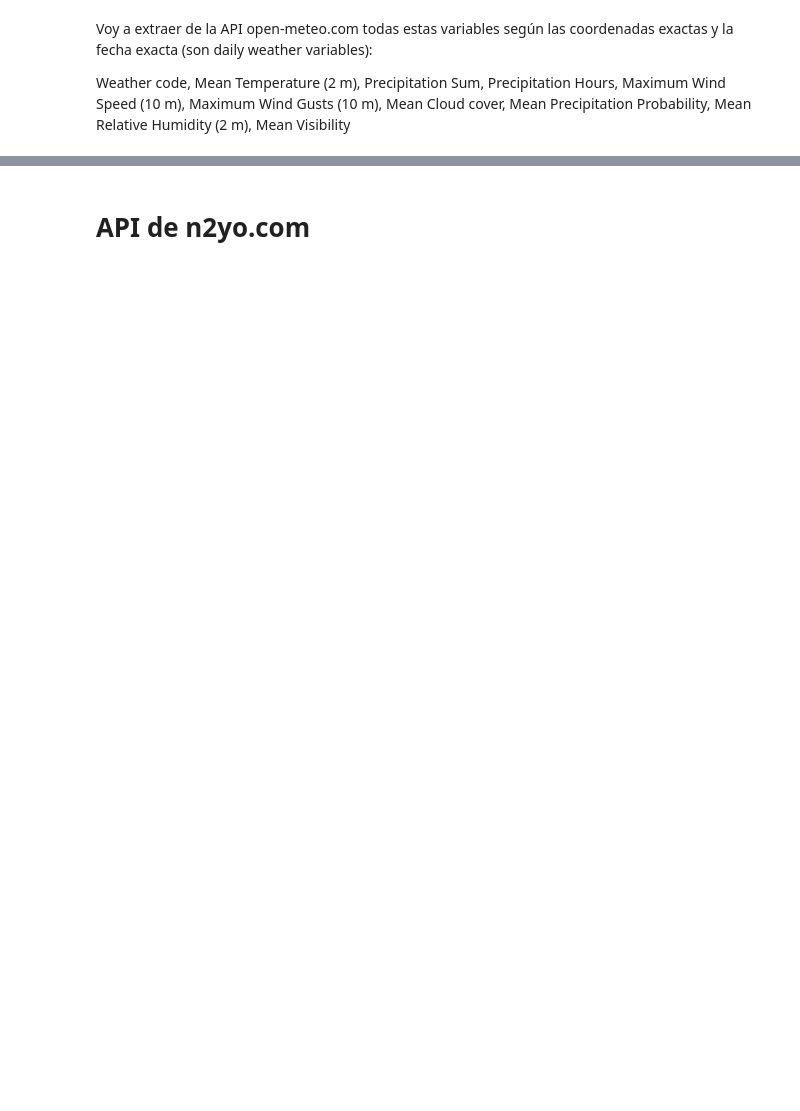
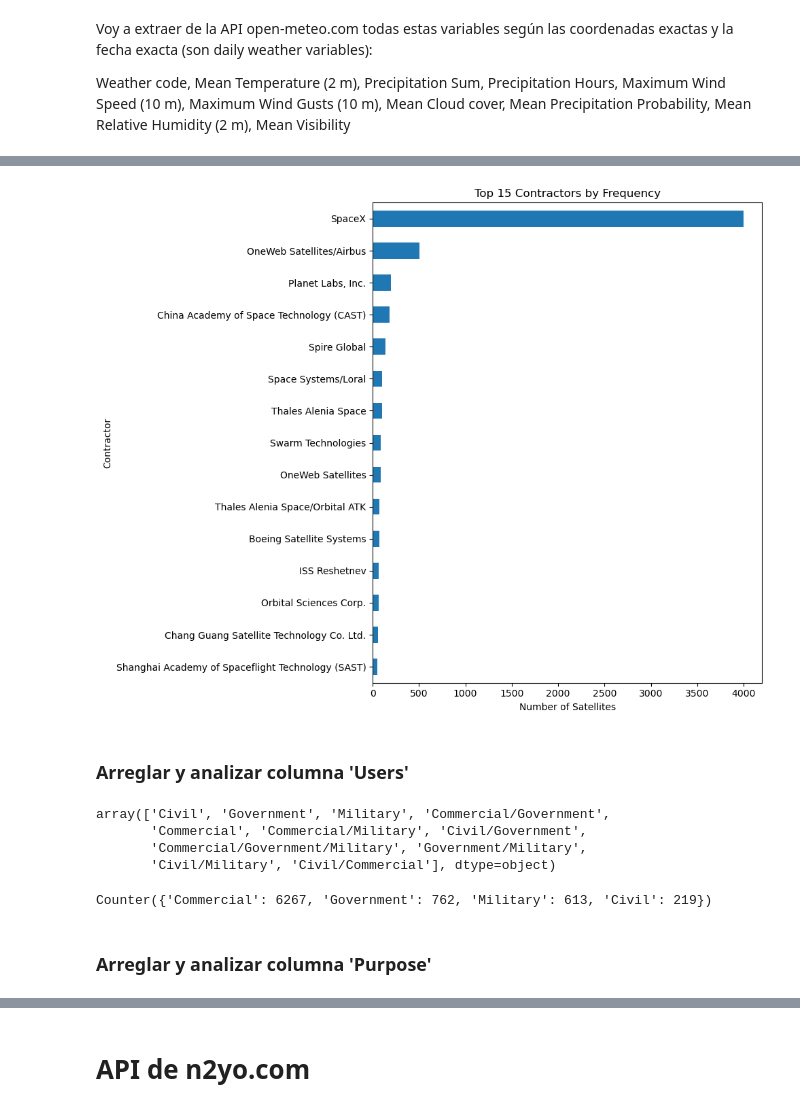
Before and after one commit to xavistem/satellite_data_analysis, a Jupyter notebook: satellite_data_analysis.ipynb, the cells around one changed output, grey strips where cells are left out. Drawn from its saved outputs; the diff is of its cells as text; code cells hidden in the pictures; blank space fills up the shorter version.

```diff
--- a/satellite_data_analysis.ipynb
+++ b/satellite_data_analysis.ipynb
@@ -391,0 +674,3 @@ for i, row in df_ucs_valid_coordinate.iterrows():
+# %%
+contractor_counts = df_ucs['Contractor'].value_counts()
+contractor_counts
@@ -391,0 +691,3 @@ for i, row in df_ucs_valid_coordinate.iterrows():
+# %%
+top_15_contractors = contractor_counts.head(15)
+top_15_contractors
@@ -391,0 +712,20 @@ for i, row in df_ucs_valid_coordinate.iterrows():
+# %%
+# Gráfico de barras para los 15 más comunes
+top_15_contractors.plot(kind='barh', figsize=(10, 8))
+plt.title('Top 15 Contractors by Frequency')
+plt.xlabel('Number of Satellites')
+plt.ylabel('Contractor')
+plt.gca().invert_yaxis()
+plt.tight_layout()
+plt.show()
+# %% [output]
+[figure, added]
+# %% [markdown]
+### Arreglar y analizar columna 'Users'
+# %%
+df_ucs['Users'].unique()
+# %% [output]
+array(['Civil', 'Government', 'Military', 'Commercial/Government',
+       'Commercial', 'Commercial/Military', 'Civil/Government',
+       'Commercial/Government/Military', 'Government/Military',
+       'Civil/Military', 'Civil/Commercial'], dtype=object)
@@ -391,0 +754,13 @@ for i, row in df_ucs_valid_coordinate.iterrows():
+# %%
+from collections import Counter
+# Primero unimos todos los valores de la columna en un solo string
+usuarios_unidos = "/".join(df_ucs["Users"].dropna().tolist())
+# Separamos todos los elementos individuales
+usuarios_separados = usuarios_unidos.split("/")
+# Contamos cuántas veces aparece cada uno
+conteo = Counter(usuarios_separados)
+conteo
+# %% [output]
+Counter({'Commercial': 6267, 'Government': 762, 'Military': 613, 'Civil': 219})
+# %% [markdown]
+### Arreglar y analizar columna 'Purpose'
```
Also changed, not shown: parts of 106 cells of this notebook, 3 other files.
